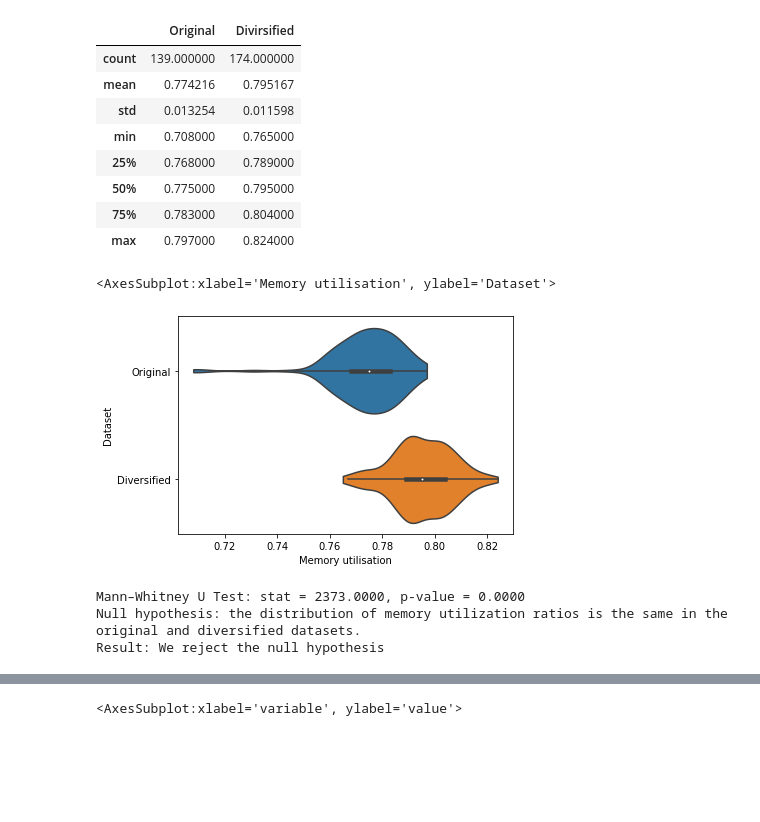
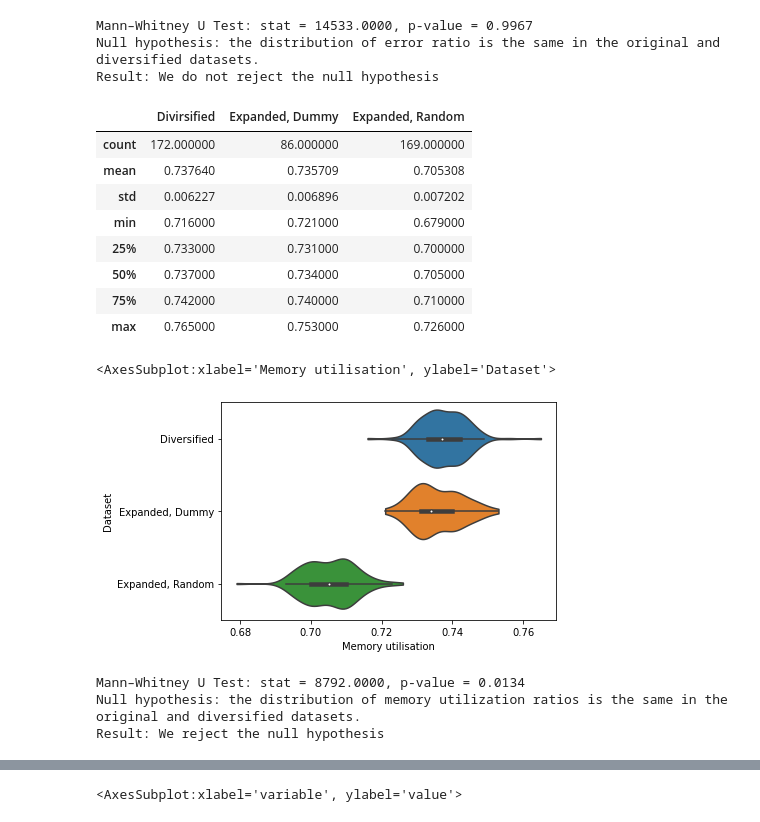
Before and after one commit to fzanart/Socialz, a Jupyter notebook: Data/Results.ipynb, the cells around one changed output, grey strips where cells are left out. Saved outputs shown, nothing was run; the diff lists cells and outputs as text; code cells hidden in the pictures; blank space fills up the shorter version.

```diff
--- a/Data/Results.ipynb
+++ b/Data/Results.ipynb
@@ -56 +54,16 @@ n_latency
+# %%
+# Expanded Random
+
+init_time, end_time = '2022-10-27T22:53:43Z','2022-10-28T01:42:16Z'
+r_error_ratio = pd.read_csv('/Users/francisco/Library/CloudStorage/OneDrive-Personal/Uni of Adelaide/Socialz/Socialz/Data/Rsults/Normal_random/Error Ratios-data-2022-10-28 01 47 50.csv', skiprows=1)
+r_memory_util = pd.read_csv('/Users/francisco/Library/CloudStorage/OneDrive-Personal/Uni of Adelaide/Socialz/Socialz/Data/Rsults/Normal_random/Memory Utilization-data-2022-10-28 01 48 59.csv', skiprows=1)
+r_rps = pd.read_csv('/Users/francisco/Library/CloudStorage/OneDrive-Personal/Uni of Adelaide/Socialz/Socialz/Data/Rsults/Normal_random/RPS - Service Requests per Second-data-2022-10-28 01 48 10.csv', skiprows=1)
+r_latency = pd.read_csv('/Users/francisco/Library/CloudStorage/OneDrive-Personal/Uni of Adelaide/Socialz/Socialz/Data/Rsults/Normal_random/Workhorse Latency-data-as-seriestocolumns-2022-10-28 01 46 58.csv', skiprows=1)
+r_saturation = pd.read_csv('/Users/francisco/Library/CloudStorage/OneDrive-Personal/Uni of Adelaide/Socialz/Socialz/Data/Rsults/Normal_random/Saturation-data-as-seriestocolumns-2022-10-28 01 47 32.csv', skiprows=1)
+
+r_error_ratio = range_data(r_error_ratio, init_time, end_time)
+r_memory_util = range_data(r_memory_util, init_time, end_time)
+r_rps = range_data(r_rps, init_time, end_time)
+r_latency = range_data(r_latency, init_time, end_time)
+r_saturation = range_data(r_saturation, init_time, end_time)
 # %%
@@ -94,33 +113,57 @@ Mann–Whitney U Test: stat = 1141.5000, p-value = 0.1119
 Null hypothesis: the distribution of error ratio is the same in the original and diversified datasets.
 Result: We do not reject the null hypothesis
+# %%
+stat, p_value = mannwhitneyu(d_error_ratio['postgres service'], r_error_ratio['postgres service'])
+print(f'Mann–Whitney U Test: stat = {stat:.4f}, p-value = {p_value:.4f}')
+print('Null hypothesis: the distribution of error ratio is the same in the original and diversified datasets.')
+if p_value > 0.05:
+    #'Same distribution (fail to reject H0)'
+    print('Result: We do not reject the null hypothesis')
+else:
+    #'Different distribution, (reject H0)'
+    print('Result: We reject the null hypothesis')
+# %% [output]
+Mann–Whitney U Test: stat = 14533.0000, p-value = 0.9967
+Null hypothesis: the distribution of error ratio is the same in the original and diversified datasets.
+Result: We do not reject the null hypothesis
 # %%
-n_memory_util.columns = ['Time', 'Memory utilisation']
-n_memory_util['Dataset'] = 'Original'
+# Memory utilisation:
+# Rename columns, add column 'Dataset' to diferenciate experiments.
+
+# n_memory_util.columns = ['Time', 'Memory utilisation']
+# n_memory_util['Dataset'] = 'Original'
 
 d_memory_util.columns = ['Time', 'Memory utilisation']
 d_memory_util['Dataset'] = 'Diversified'
 
-mem_util = pd.concat([n_memory_util['Memory utilisation'].describe(), d_memory_util['Memory utilisation'].describe()],axis=1)
-mem_util.columns= ['Original', 'Divirsified']
+e_memory_util.columns = ['Time', 'Memory utilisation']
+e_memory_util['Dataset'] = 'Expanded, Dummy'
+
+r_memory_util.columns = ['Time', 'Memory utilisation']
+r_memory_util['Dataset'] = 'Expanded, Random'
+
+
+mem_util = pd.concat([d_memory_util['Memory utilisation'].describe(),e_memory_util['Memory utilisation'].describe(),r_memory_util['Memory utilisation'].describe()],axis=1)
+mem_util.columns= ['Divirsified', 'Expanded, Dummy', 'Expanded, Random']
 mem_util
 # %% [output]
-|  | Original | Divirsified |
-| count | 139.000000 | 174.000000 |
-| mean | 0.774216 | 0.795167 |
-| std | 0.013254 | 0.011598 |
-| min | 0.708000 | 0.765000 |
-| 25% | 0.768000 | 0.789000 |
-| 50% | 0.775000 | 0.795000 |
-| 75% | 0.783000 | 0.804000 |
-| max | 0.797000 | 0.824000 |
+|  | Divirsified | Expanded, Dummy | Expanded, Random |
+| count | 172.000000 | 86.000000 | 169.000000 |
+| mean | 0.737640 | 0.735709 | 0.705308 |
+| std | 0.006227 | 0.006896 | 0.007202 |
+| min | 0.716000 | 0.721000 | 0.679000 |
+| 25% | 0.733000 | 0.731000 | 0.700000 |
+| 50% | 0.737000 | 0.734000 | 0.705000 |
+| 75% | 0.742000 | 0.740000 | 0.710000 |
+| max | 0.765000 | 0.753000 | 0.726000 |
 # %%
-data = pd.concat([n_memory_util, d_memory_util])
+data = pd.concat([d_memory_util, e_memory_util, r_memory_util])
 sns.violinplot(x='Memory utilisation', y='Dataset', data=data, cut=0)
 # %% [output]
 <AxesSubplot:xlabel='Memory utilisation', ylabel='Dataset'>
-[figure, old version]
+[figure, new version]
 # %%
-stat, p_value = mannwhitneyu(n_memory_util['Memory utilisation'], d_memory_util['Memory utilisation'])
+stat, p_value = mannwhitneyu(d_memory_util['Memory utilisation'], e_memory_util['Memory utilisation'])
 print(f'Mann–Whitney U Test: stat = {stat:.4f}, p-value = {p_value:.4f}')
 print('Null hypothesis: the distribution of memory utilization ratios is the same in the original and diversified datasets.')
 if p_value > 0.05:
@@ -130,6 +173,6 @@ else:
     #'Different distribution, (reject H0)'
     print('Result: We reject the null hypothesis')
 # %% [output]
-Mann–Whitney U Test: stat = 2373.0000, p-value = 0.0000
+Mann–Whitney U Test: stat = 8792.0000, p-value = 0.0134
 Null hypothesis: the distribution of memory utilization ratios is the same in the original and diversified datasets.
 Result: We reject the null hypothesis
```
Also changed, not shown: parts of 25 cells of this notebook.
